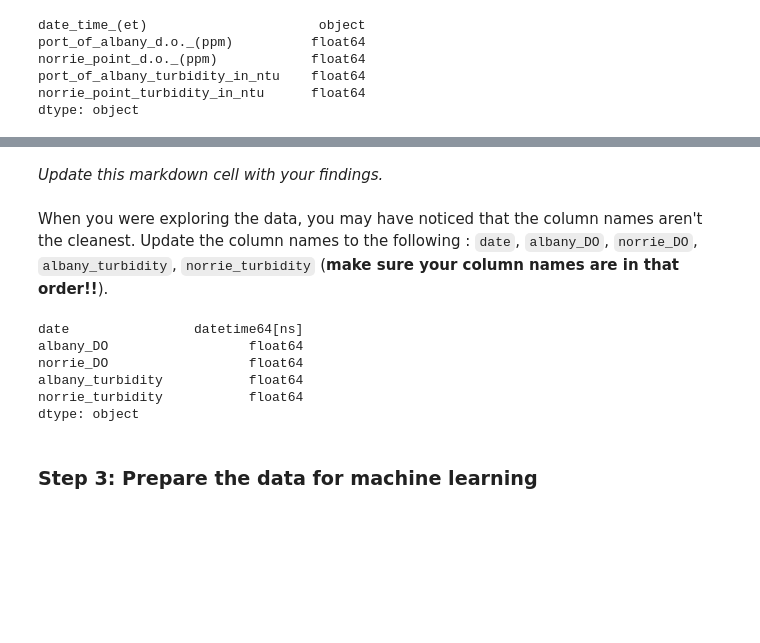
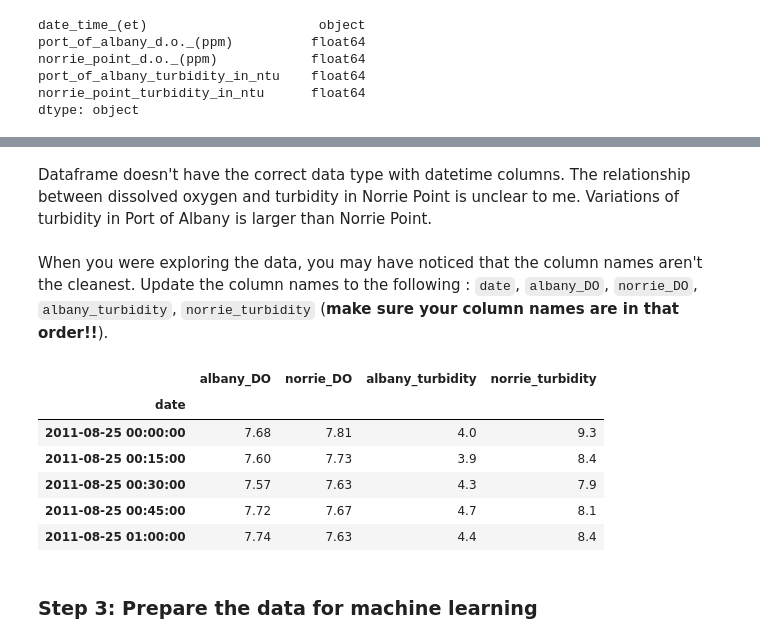
Before and after one commit to ZoeZhouJ/EDS232-labs, a Jupyter notebook: Week1/Lab1-hurricane.ipynb, the cells around one changed output, grey strips where cells are left out. Drawn from its saved outputs; the diff is of its cells as text; code cells hidden in the pictures; blank space fills up the shorter version.

```diff
--- a/Week1/Lab1-hurricane.ipynb
+++ b/Week1/Lab1-hurricane.ipynb
@@ -93,21 +99,23 @@ df.plot()
 # %% [markdown]
-*Update this markdown cell with your findings.*
+Dataframe doesn't have the correct data type with datetime columns. The relationship between dissolved oxygen and turbidity in Norrie Point is unclear to me. Variations of turbidity in Port of Albany is larger than Norrie Point.
 # %% [markdown]
 When you were exploring the data, you may have noticed that the column names aren't the cleanest. Update the column names to the following : `date`, `albany_DO`, `norrie_DO`, `albany_turbidity`, `norrie_turbidity` (**make sure your column names are in that order!!**).
 # %%
-#df.columns
-#new_columns = ['date','albany_DO','norrie_DO','albany_turbidity','norrie_turbidity']
+# Update column names
 df.columns = ['date','albany_DO','norrie_DO','albany_turbidity','norrie_turbidity']
 df # Check to make sure column names were updated
 df.date = pd.to_datetime(df['date'])
+df = df.set_index('date')
 df.dtypes
+df.head()
 # %% [output]
-date                datetime64[ns]
-albany_DO                  float64
-norrie_DO                  float64
-albany_turbidity           float64
-norrie_turbidity           float64
-dtype: object
+|  | albany_DO | norrie_DO | albany_turbidity | norrie_turbidity |
+| date |  |  |  |  |
+| 2011-08-25 00:00:00 | 7.68 | 7.81 | 4.0 | 9.3 |
+| 2011-08-25 00:15:00 | 7.60 | 7.73 | 3.9 | 8.4 |
+| 2011-08-25 00:30:00 | 7.57 | 7.63 | 4.3 | 7.9 |
+| 2011-08-25 00:45:00 | 7.72 | 7.67 | 4.7 | 8.1 |
+| 2011-08-25 01:00:00 | 7.74 | 7.63 | 4.4 | 8.4 |
 # %% [markdown]
 ### Step 3: Prepare the data for machine learning
 # %% [markdown]
```
Also changed, not shown: parts of 12 cells of this notebook.
